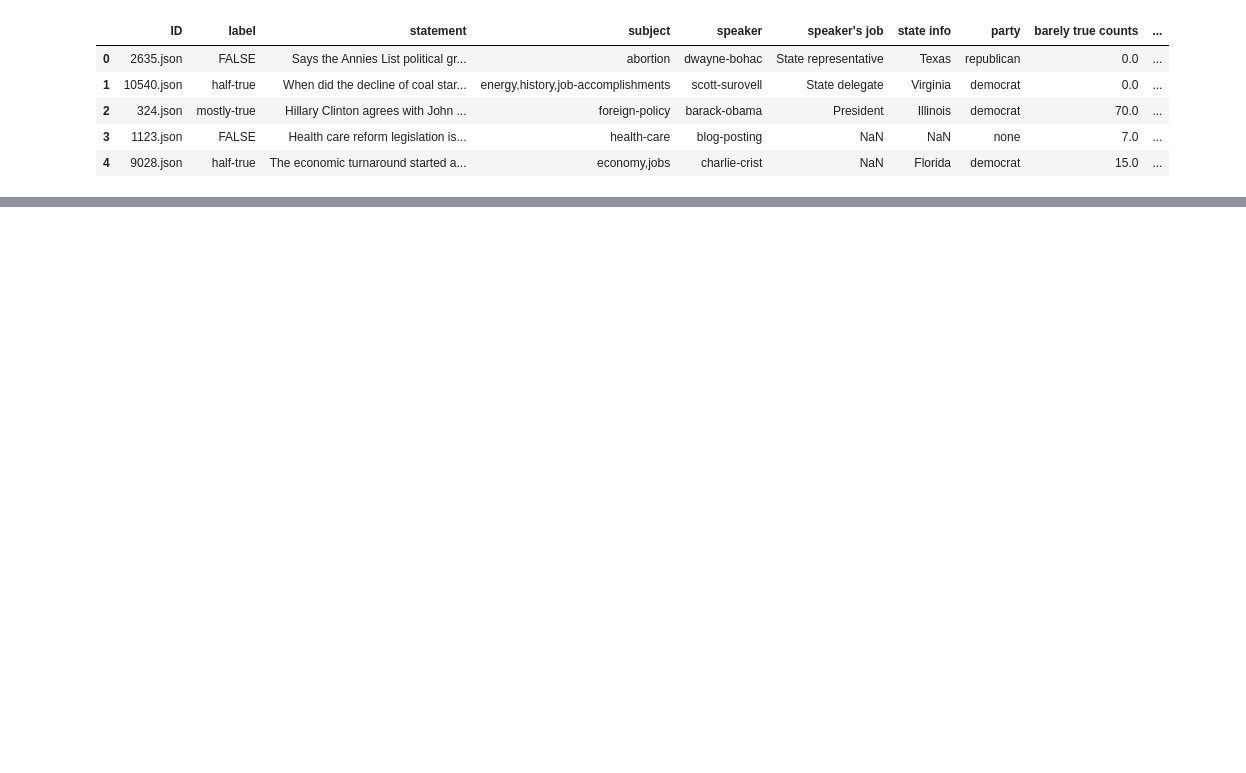
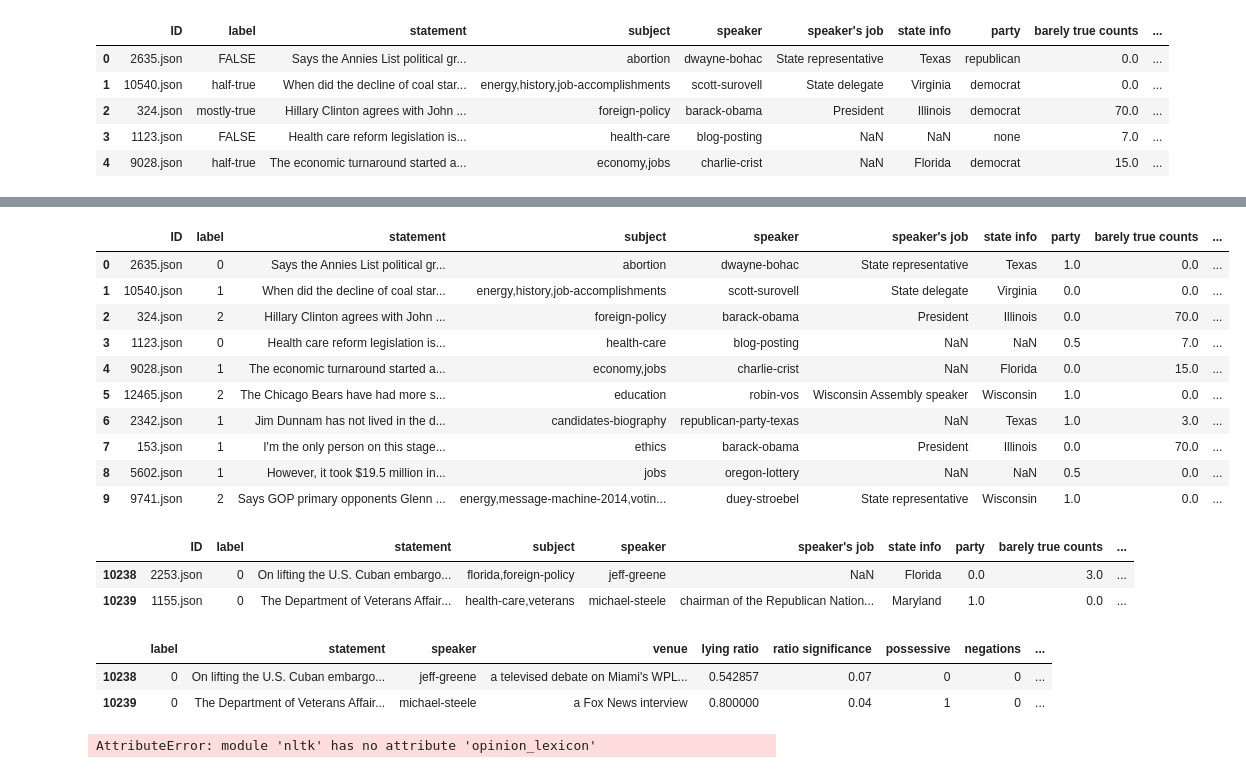
Before and after one commit to grantrus/224ULieDetect, a Jupyter notebook: read_data-Copy2.ipynb, the cells around one changed output, grey strips where cells are left out. Saved outputs shown, nothing was run; the diff lists cells and outputs as text; code cells hidden in the pictures; blank space fills up the shorter version.

```diff
--- a/read_data-Copy2.ipynb
+++ b/read_data-Copy2.ipynb
@@ -311,0 +320,68 @@ train.head(5)
+# %%
+def possessive_pronouns(sentence):
+    #need to parse things like "theyre"
+    l = ["i", "me", "my", "mine", "we", "us", "our", "ours"]
+    count = 0
+    for w in sentence.split(' '):
+        if w in l:
+            count += 1
+    return count
+
+def negations(sentence):
+    l = ["no", "not", "neither", "never", "no one", "nobody", "none", "nor", "nothing", "nowhere"]
+    count = 0
+    for w in sentence.split(' '):
+        if w in l:
+            count += 1
+    return count
+
+def cognitive_complexity(sentence):
+    l = ["than", "rather than", "whether", "as much as", "whereas", "though", "although", "even though", "while", "if", "only if",
+    "unless", "until", "providing that", "assuming that", "even if", "in case", "in case that", "lest"]
+    count = 0
+    for w in l:
+        count += sentence.count(w)
+    return count
+# %%
+def append_linguistic(df, f, name):
+    counts = []
+    for s in df.statement:
+        counts.append(f(s))
+    df[name] = counts
+
+append_linguistic(train, possessive_pronouns, 'possessive')
+append_linguistic(train, negations, 'negations')
+append_linguistic(train, cognitive_complexity, 'complexity')
+# %% [output]
+|  | ID | label | statement | subject | speaker | speaker's job | state info | party | barely true counts | ... |
+| 0 | 2635.json | 0 | Says the Annies List political gr... | abortion | dwayne-bohac | State representative | Texas | 1.0 | 0.0 | ... |
+| 1 | 10540.json | 1 | When did the decline of coal star... | energy,history,job-accomplishments | scott-surovell | State delegate | Virginia | 0.0 | 0.0 | ... |
+| 2 | 324.json | 2 | Hillary Clinton agrees with John ... | foreign-policy | barack-obama | President | Illinois | 0.0 | 70.0 | ... |
+| 3 | 1123.json | 0 | Health care reform legislation is... | health-care | blog-posting | NaN | NaN | 0.5 | 7.0 | ... |
+| 4 | 9028.json | 1 | The economic turnaround started a... | economy,jobs | charlie-crist | NaN | Florida | 0.0 | 15.0 | ... |
+| 5 | 12465.json | 2 | The Chicago Bears have had more s... | education | robin-vos | Wisconsin Assembly speaker | Wisconsin | 1.0 | 0.0 | ... |
+| 6 | 2342.json | 1 | Jim Dunnam has not lived in the d... | candidates-biography | republican-party-texas | NaN | Texas | 1.0 | 3.0 | ... |
+| 7 | 153.json | 1 | I'm the only person on this stage... | ethics | barack-obama | President | Illinois | 0.0 | 70.0 | ... |
+| 8 | 5602.json | 1 | However, it took $19.5 million in... | jobs | oregon-lottery | NaN | NaN | 0.5 | 0.0 | ... |
+| 9 | 9741.json | 2 | Says GOP primary opponents Glenn ... | energy,message-machine-2014,votin... | duey-stroebel | State representative | Wisconsin | 1.0 | 0.0 | ... |
+# %%
+train.tail(2)
+# %% [output]
+|  | ID | label | statement | subject | speaker | speaker's job | state info | party | barely true counts | ... |
+| 10238 | 2253.json | 0 | On lifting the U.S. Cuban embargo... | florida,foreign-policy | jeff-greene | NaN | Florida | 0.0 | 3.0 | ... |
+| 10239 | 1155.json | 0 | The Department of Veterans Affair... | health-care,veterans | michael-steele | chairman of the Republican Nation... | Maryland | 1.0 | 0.0 | ... |
+# %%
+train[['label', 'statement', 'speaker', 'venue', 'lying ratio','ratio significance', 'possessive', 'negations', 'complexity']].tail(2)
+# %% [output]
+|  | label | statement | speaker | venue | lying ratio | ratio significance | possessive | negations | ... |
+| 10238 | 0 | On lifting the U.S. Cuban embargo... | jeff-greene | a televised debate on Miami's WPL... | 0.542857 | 0.07 | 0 | 0 | ... |
+| 10239 | 0 | The Department of Veterans Affair... | michael-steele | a Fox News interview | 0.800000 | 0.04 | 1 | 0 | ... |
+# %%
+positive = set(nltk.opinion_lexicon.positive())
+negative = set(opinion_lexicon.negative())
+
+def negative_sentiment(sentence):
+    return Counter([w for w in sentence.split(' ') if w in positive]) - Counter([w for w in sentence.split(' ') if w in negative])
+#use a sentiment treebank analysis on sentiment instead of using raw counts?
+# %% [output]
+AttributeError: module 'nltk' has no attribute 'opinion_lexicon'
```
Also changed, not shown: parts of 16 cells of this notebook.
